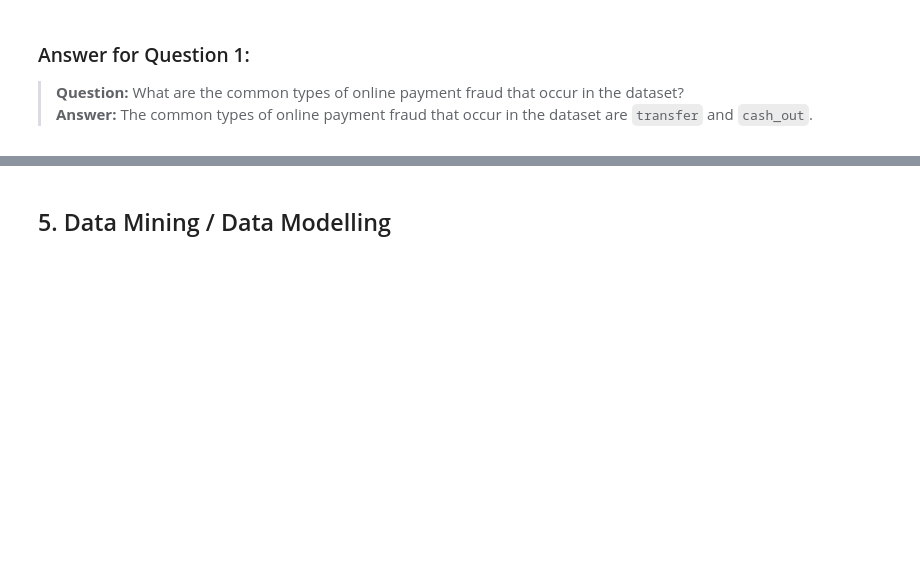
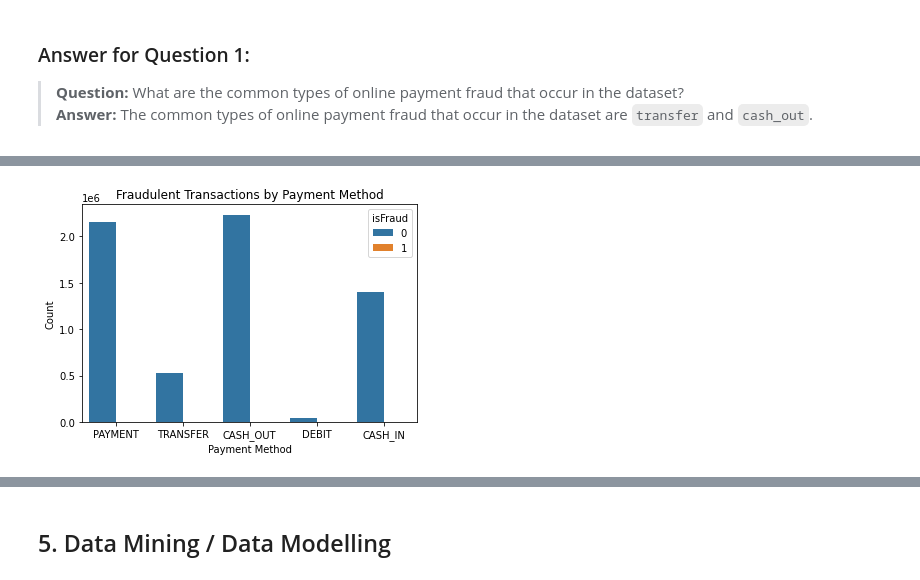
Before and after one commit to V3ness/Data-Science-Fundamentals-Project, a Jupyter notebook: project.ipynb, the cells around one changed output, grey strips where cells are left out. Saved outputs shown, nothing was run; the diff lists cells and outputs as text; code cells hidden in the pictures; blank space fills up the shorter version.

```diff
--- a/project.ipynb
+++ b/project.ipynb
@@ -225,0 +226,8 @@ plt.tight_layout()
+# %%
+sns.countplot(x="type", hue="isFraud", data=df)
+plt.title("Fraudulent Transactions by Payment Method")
+plt.xlabel("Payment Method")
+plt.ylabel("Count")
+plt.show()
+# %% [output]
+[figure, added]
```
Also changed, not shown: parts of 15 cells of this notebook.
